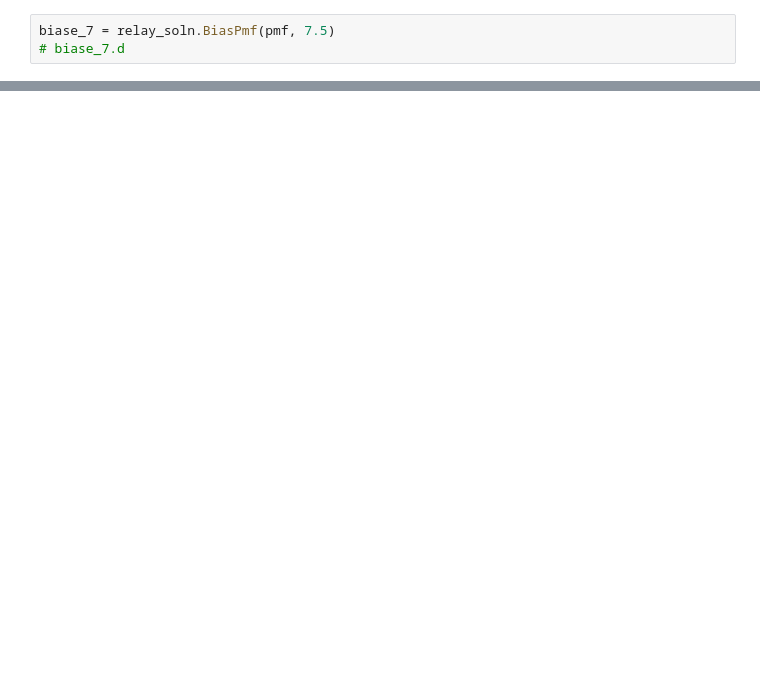
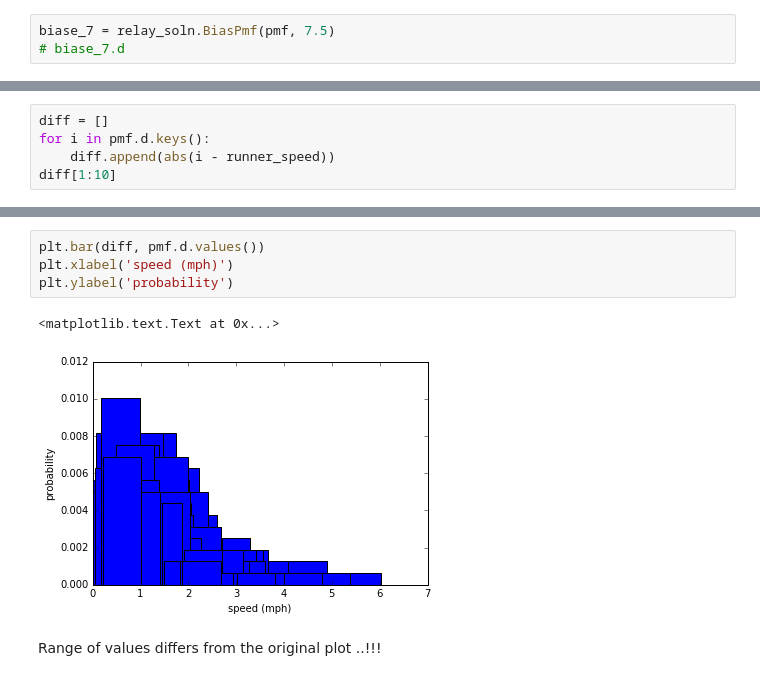
Before and after one commit to EAboelhamd/Statistical_Exploration, a Jupyter notebook: Chapter-3- CDF Practice/Chapter-3, Ex. 3.2, (Speeds reading), python.ipynb, the cells around one changed output, grey strips where cells are left out. Saved outputs shown, nothing was run; the diff lists cells and outputs as text; blank space fills up the shorter version.

```diff
--- a/Chapter-3- CDF Practice/Chapter-3, Ex. 3.2, (Speeds reading), python.ipynb
+++ b/Chapter-3- CDF Practice/Chapter-3, Ex. 3.2, (Speeds reading), python.ipynb
@@ -124,0 +133,5 @@ relay_soln.main()
+# %%
+diff = []
+for i in pmf.d.keys():
+    diff.append(abs(i - runner_speed))
+diff[1:10]
@@ -124,0 +148,9 @@ relay_soln.main()
+# %%
+plt.bar(diff, pmf.d.values())
+plt.xlabel('speed (mph)')
+plt.ylabel('probability')
+# %% [output]
+<matplotlib.text.Text at 0x...>
+[figure, added]
+# %% [markdown]
+Range of values differs from the original plot ..!!!
```
Also changed, not shown: parts of 19 cells of this notebook.
